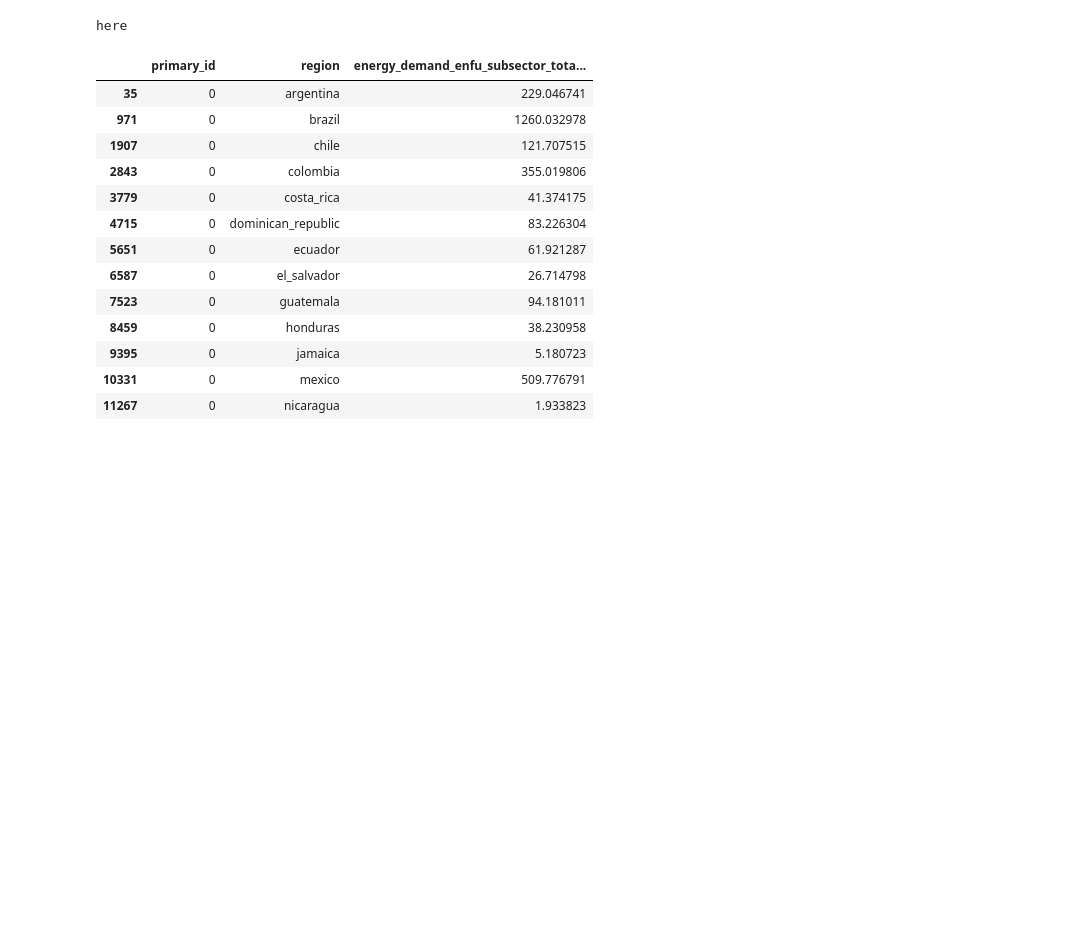
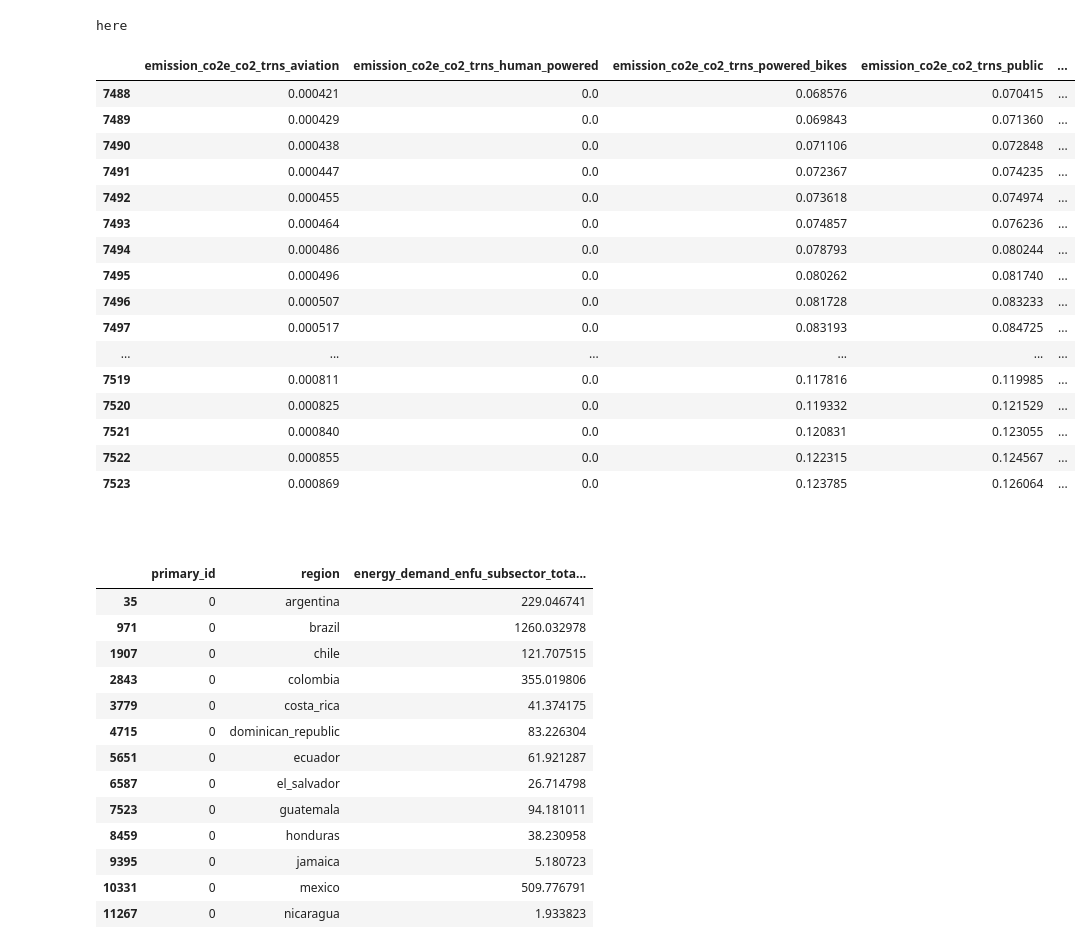
Before and after one commit to jarojasag/lac_decarbonization, a Jupyter notebook: python/sisepuede_run_testing.ipynb, the cells around one changed output. Saved outputs shown, nothing was run; the diff lists cells and outputs as text; code cells hidden in the pictures; blank space fills up the shorter version.

```diff
--- a/python/sisepuede_run_testing.ipynb
+++ b/python/sisepuede_run_testing.ipynb
@@ -314,6 +314,31 @@ for tab in ["ATTRIBUTE_PRIMARY", "ATTRIBUTE_STRATEGY"]:
     )
 # %% [output]
 here
+# %%
+df_out[
+    df_out["primary_id"].isin([0]) &
+    df_out["region"].isin(["guatemala"])
+][[x for x in df_out.columns if x.startswith("emission_co2e_co2") and ("trns" in x)]]
+# %% [output]
+|  | emission_co2e_co2_trns_aviation | emission_co2e_co2_trns_human_powered | emission_co2e_co2_trns_powered_bikes | emission_co2e_co2_trns_public | ... |
+| 7488 | 0.000421 | 0.0 | 0.068576 | 0.070415 | ... |
+| 7489 | 0.000429 | 0.0 | 0.069843 | 0.071360 | ... |
+| 7490 | 0.000438 | 0.0 | 0.071106 | 0.072848 | ... |
+| 7491 | 0.000447 | 0.0 | 0.072367 | 0.074235 | ... |
+| 7492 | 0.000455 | 0.0 | 0.073618 | 0.074974 | ... |
+| 7493 | 0.000464 | 0.0 | 0.074857 | 0.076236 | ... |
+| 7494 | 0.000486 | 0.0 | 0.078793 | 0.080244 | ... |
+| 7495 | 0.000496 | 0.0 | 0.080262 | 0.081740 | ... |
+| 7496 | 0.000507 | 0.0 | 0.081728 | 0.083233 | ... |
+| 7497 | 0.000517 | 0.0 | 0.083193 | 0.084725 | ... |
+| ... | ... | ... | ... | ... | ... |
+| 7519 | 0.000811 | 0.0 | 0.117816 | 0.119985 | ... |
+| 7520 | 0.000825 | 0.0 | 0.119332 | 0.121529 | ... |
+| 7521 | 0.000840 | 0.0 | 0.120831 | 0.123055 | ... |
+| 7522 | 0.000855 | 0.0 | 0.122315 | 0.124567 | ... |
+| 7523 | 0.000869 | 0.0 | 0.123785 | 0.126064 | ... |
+# %% [markdown]
+##
 # %%
 for tab in ["ATTRIBUTE_PRIMARY", "ATTRIBUTE_STRATEGY"]:
     sisepuede.database.db.read_table(tab).to_csv(
```
Also changed, not shown: parts of 4 cells of this notebook, 1 other file.
